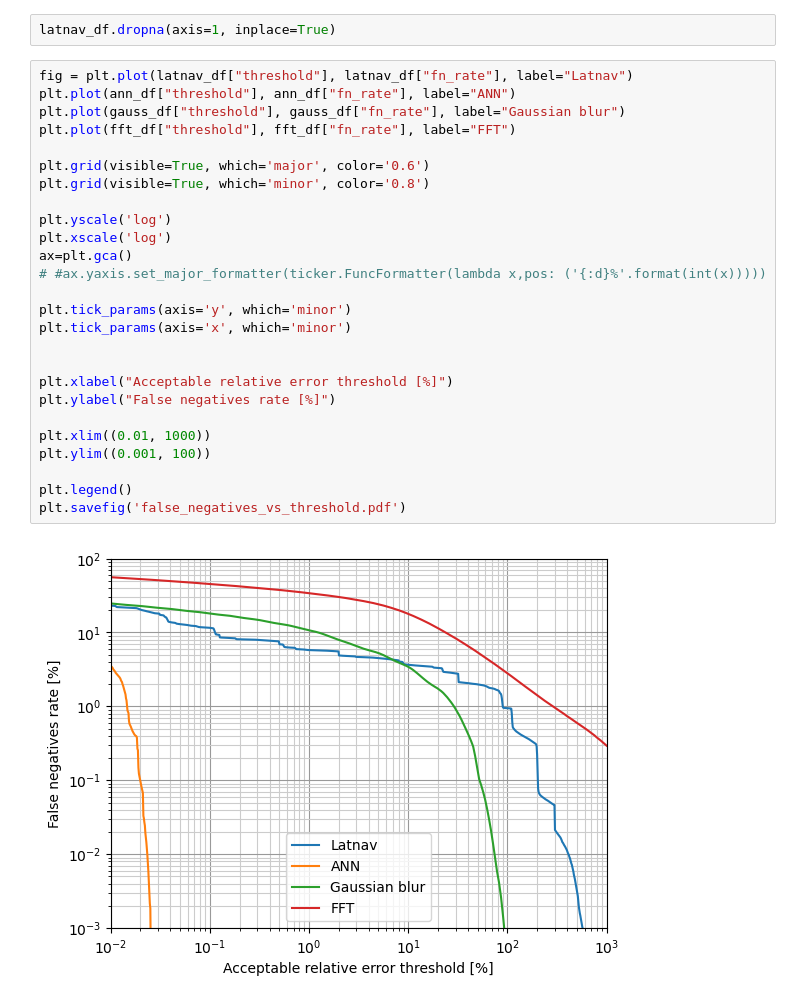
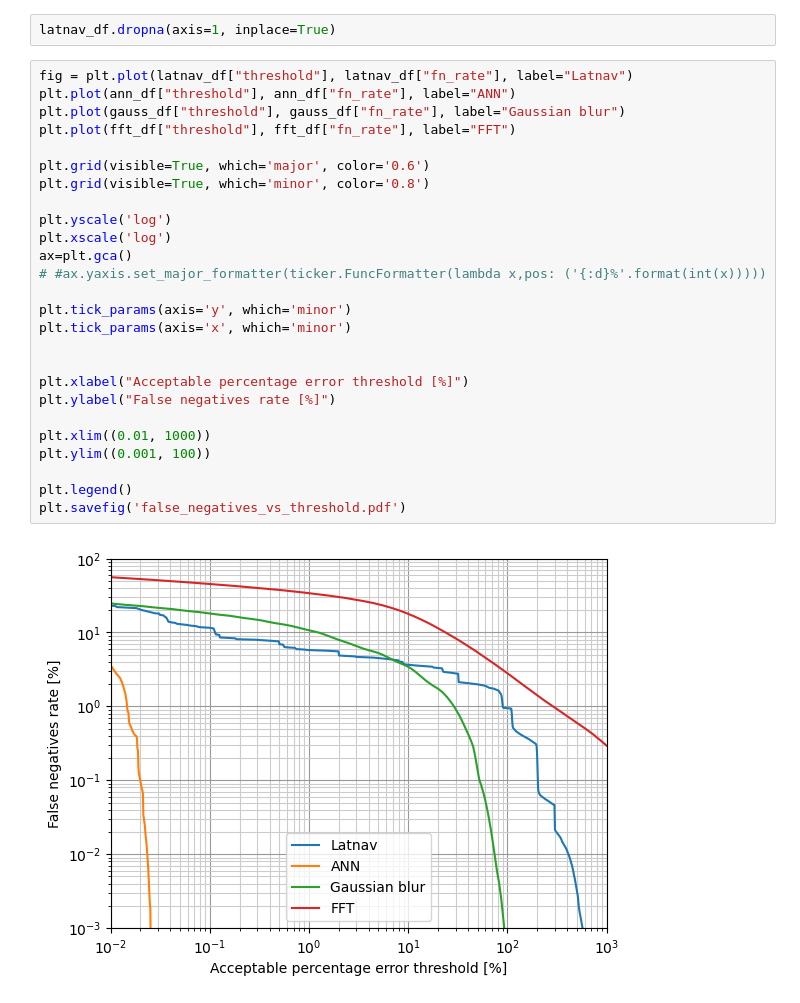
Before and after one commit to francesco-ratti/heteregeneousRTOS_benchmarks_data_analysis_scripts, a Jupyter notebook: false_negatives_vs_threshold_plots.ipynb, the cells around one changed output. Cells and saved outputs as stored; diff of their text form.

```diff
--- a/false_negatives_vs_threshold_plots.ipynb
+++ b/false_negatives_vs_threshold_plots.ipynb
@@ -31,28 +31,28 @@ latnav_df.dropna(axis=1, inplace=True)
 # %%
 fig = plt.plot(latnav_df["threshold"], latnav_df["fn_rate"], label="Latnav")
 plt.plot(ann_df["threshold"], ann_df["fn_rate"], label="ANN")
 plt.plot(gauss_df["threshold"], gauss_df["fn_rate"], label="Gaussian blur")
 plt.plot(fft_df["threshold"], fft_df["fn_rate"], label="FFT")
 
 plt.grid(visible=True, which='major', color='0.6')
 plt.grid(visible=True, which='minor', color='0.8')
 
 plt.yscale('log')
 plt.xscale('log')
 ax=plt.gca()
 # #ax.yaxis.set_major_formatter(ticker.FuncFormatter(lambda x,pos: ('{:d}%'.format(int(x)))))
 
 plt.tick_params(axis='y', which='minor')
 plt.tick_params(axis='x', which='minor')
 
 
-plt.xlabel("Acceptable relative error threshold [%]")
+plt.xlabel("Acceptable percentage error threshold [%]")
 plt.ylabel("False negatives rate [%]")
 
 plt.xlim((0.01, 1000))
 plt.ylim((0.001, 100))
 
 plt.legend()
 plt.savefig('false_negatives_vs_threshold.pdf')
 # %% [output]
-[figure, old version]
+[figure, new version]
```
Also changed, not shown: 1 other file.
